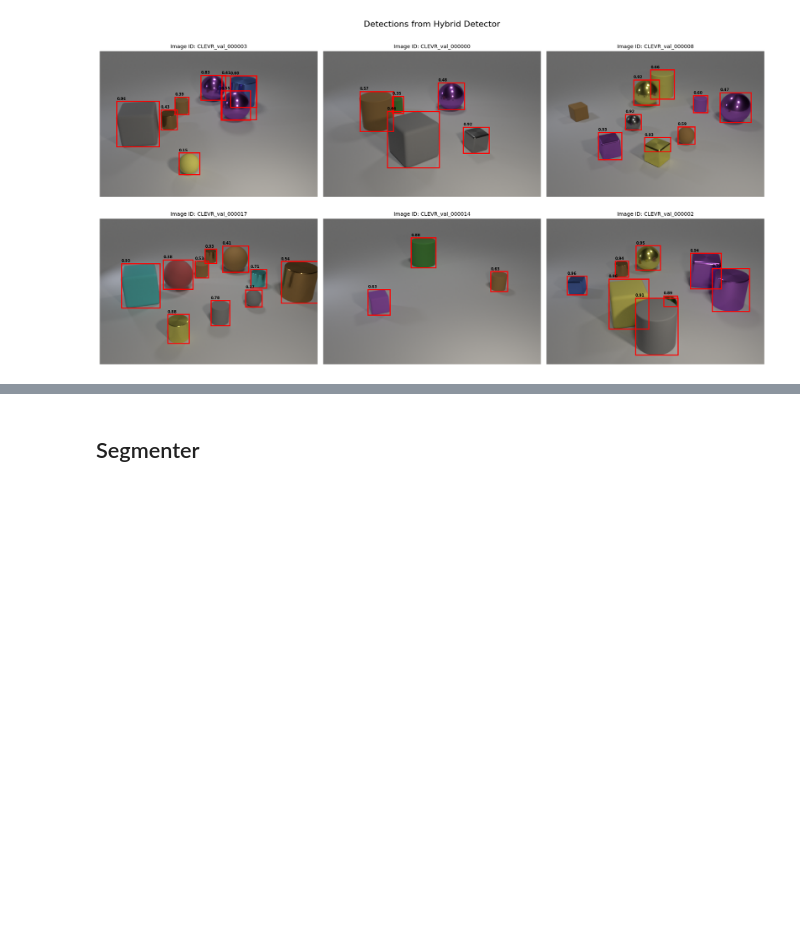
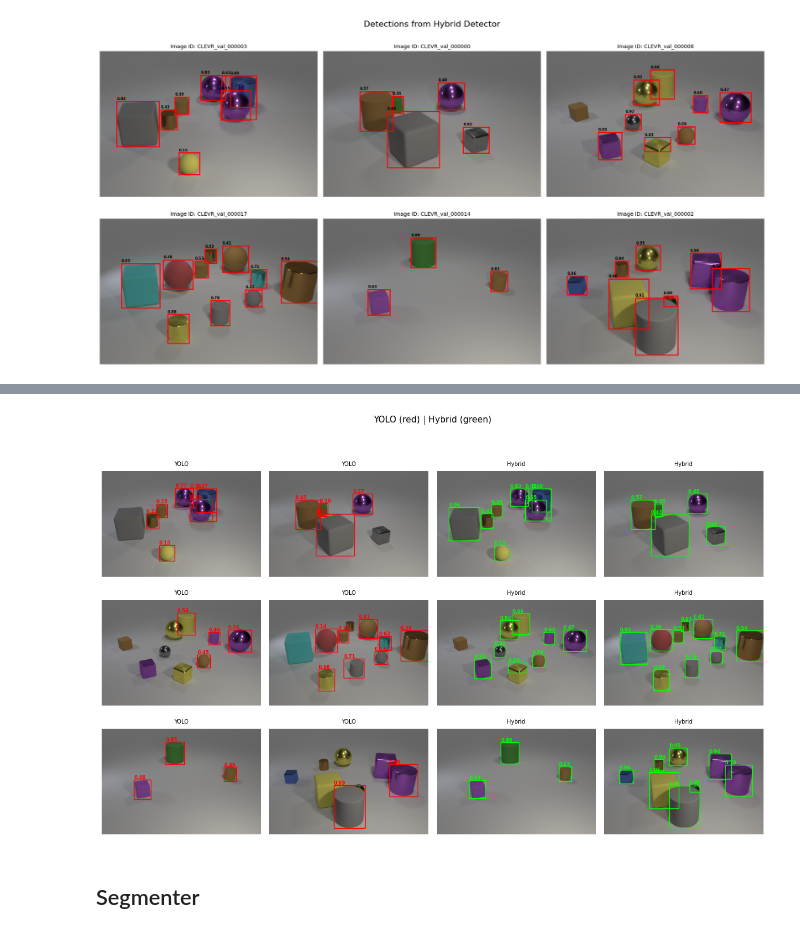
Before and after one commit to bgdj11/neurosymbolic-vqa, a Jupyter notebook: perception/perception_pipeline.ipynb, the cells around one changed output, grey strips where cells are left out. Drawn from its saved outputs; the diff is of its cells as text; code cells hidden in the pictures; blank space fills up the shorter version.

```diff
--- a/perception/perception_pipeline.ipynb
+++ b/perception/perception_pipeline.ipynb
@@ -134,3 +136,89 @@ plt.show()
+# %%
+yolo_detector = Detector()
+detections_yolo : Dict[str, List[Dict]] = {}
+
+for img_id in img_ids:
+    img_path = project_root / id_to_path[img_id]
+    detection = yolo_detector.detect(img_path)
+    detections_yolo[img_id] = detection
+# %%
+n_images = len(img_ids)
+assert n_images <= 6
+
+n_rows_2 = 3
+n_cols_2 = 4
+
+fig, axes = plt.subplots(n_rows_2, n_cols_2, figsize=(12, 8))
+
+for k, img_id in enumerate(img_ids):
+    row = k // 2
+    col = k % 2
+
+    ax = axes[row, col]
+
+    img_path = project_root / id_to_path[img_id]
+    img = np.array(Image.open(img_path).convert("RGB"))
+
+    ax.imshow(img)
+    for det in detections_yolo[img_id]:
+        x1, y1, x2, y2 = det["bbox"]
+        rect = patches.Rectangle(
+            (x1, y1),
+            x2 - x1,
+            y2 - y1,
+            linewidth=1,
+            edgecolor="red",
+            facecolor="none",
+        )
+        ax.add_patch(rect)
+        ax.text(
+            x1,
+            y1 - 2,
+            f"{det['confidence']:.2f}",
+            color="red",
+            fontsize=6,
+            weight="bold",
+        )
+    ax.set_title(f"YOLO", fontsize=7)
+    ax.axis("off")
+
+for k, img_id in enumerate(img_ids):
+    row = k // 2
+    col = (k % 2) + 2
+
+    ax = axes[row, col]
+
+    img_path = project_root / id_to_path[img_id]
+    img = np.array(Image.open(img_path).convert("RGB"))
+
+    ax.imshow(img)
+    for det in detections[img_id]:
+        x1, y1, x2, y2 = det["bbox"]
+        rect = patches.Rectangle(
+            (x1, y1),
+            x2 - x1,
+            y2 - y1,
+            linewidth=1,
+            edgecolor="lime",
+            facecolor="none",
+        )
+        ax.add_patch(rect)
+        ax.text(
+            x1,
+            y1 - 2,
+            f"{det['confidence']:.2f}",
+            color="lime",
+            fontsize=6,
+            weight="bold",
+        )
+    ax.set_title(f"Hybrid", fontsize=7)
+    ax.axis("off")
+
+plt.suptitle("YOLO (red) | Hybrid (green)", fontsize=11, y=0.98)
+plt.tight_layout(rect=[0, 0, 1, 0.95])
+plt.show()
+# %% [output]
+[figure, added]
 # %% [markdown]
 ## Segmenter
 # %%
```
Also changed, not shown: parts of 11 cells of this notebook.
